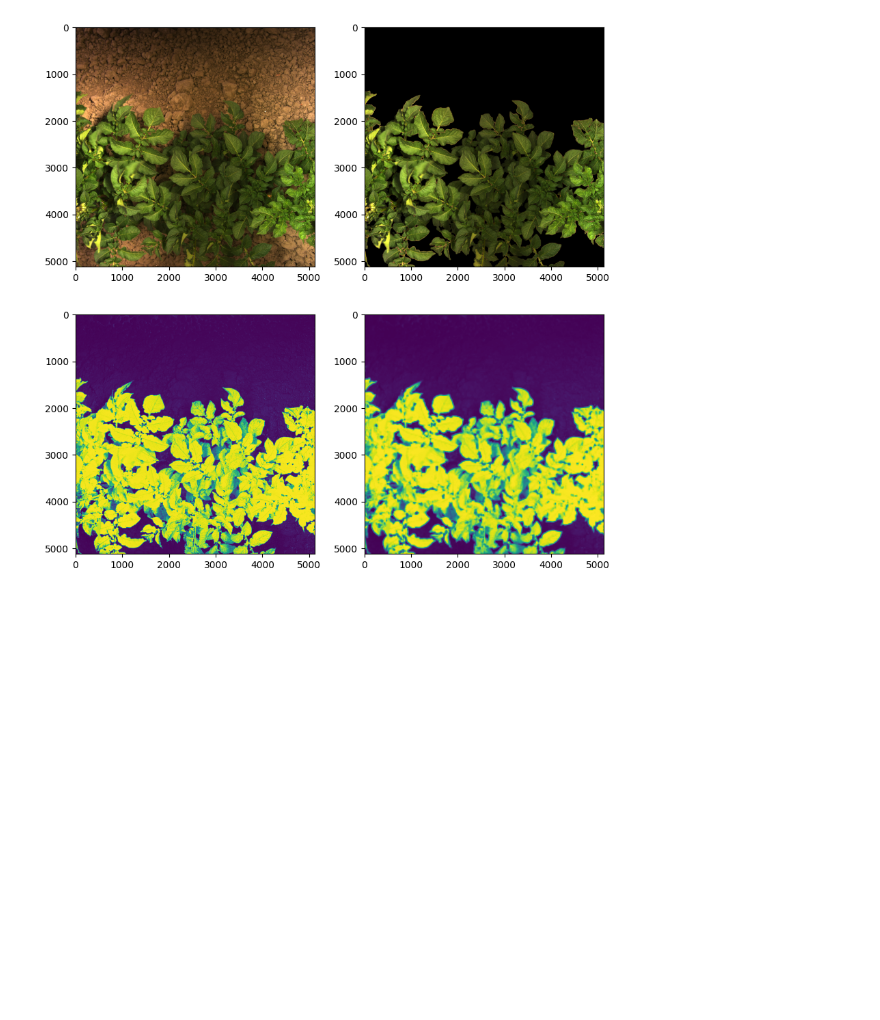
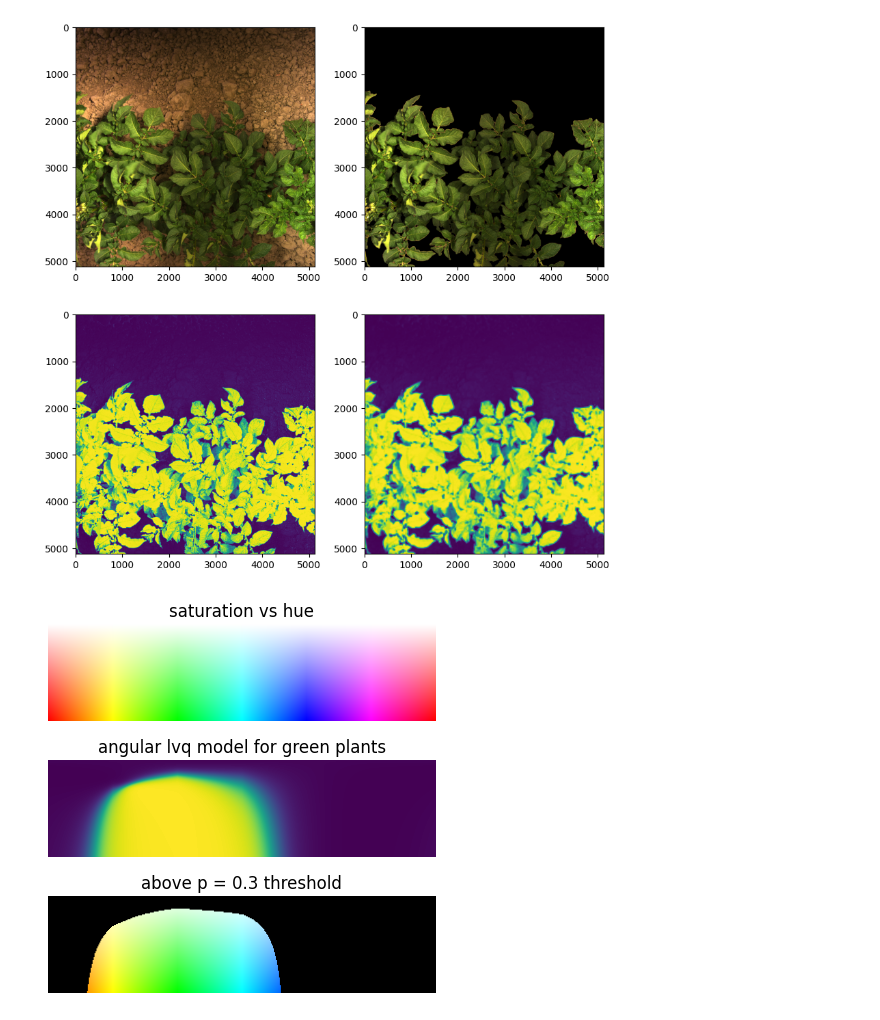
Before and after one commit to MartMonster/AlphaTreeLVQ, a Jupyter notebook: LVQ/plant-segmentation/example.ipynb, the cells around one changed output. Saved outputs shown, nothing was run; the diff lists cells and outputs as text; code cells hidden in the pictures; blank space fills up the shorter version.

```diff
--- a/LVQ/plant-segmentation/example.ipynb
+++ b/LVQ/plant-segmentation/example.ipynb
@@ -38,3 +38,33 @@ axes[1][1].imshow(scalar)
 # %% [output]
 <matplotlib.image.AxesImage at 0x...>
 [figure]
+# %%
+# Check which colors are classified as plants
+
+hue = np.linspace(0, 360, 400, dtype=np.float32)
+sat = np.linspace(0, 1, 100, dtype=np.float32)
+val = 1 * np.ones((100, 400), dtype=np.float32)
+x, y = np.meshgrid(hue, sat)
+
+vals = np.stack((x, y, val), 2)
+
+img = cv2.cvtColor(vals, cv2.COLOR_HSV2RGB)
+
+with torch.no_grad():
+    scalar = net.probabilities(torch.from_numpy(img))
+
+scalar = scalar[..., 1].reshape(img.shape[0:2])
+
+fig, axes = plt.subplots(3, 1, figsize=(5,5))
+axes[0].imshow(img)
+axes[0].set_title('saturation vs hue')
+axes[0].set_axis_off()
+axes[1].set_title('angular lvq model for green plants')
+axes[1].imshow(scalar)
+axes[1].set_axis_off()
+img[scalar < p_threshold, :] = 0
+axes[2].set_title(f'above p = {p_threshold} threshold')
+axes[2].imshow(img)
+axes[2].set_axis_off()
+# %% [output]
+[figure, added]
```
Also changed, not shown: 4 other files.
